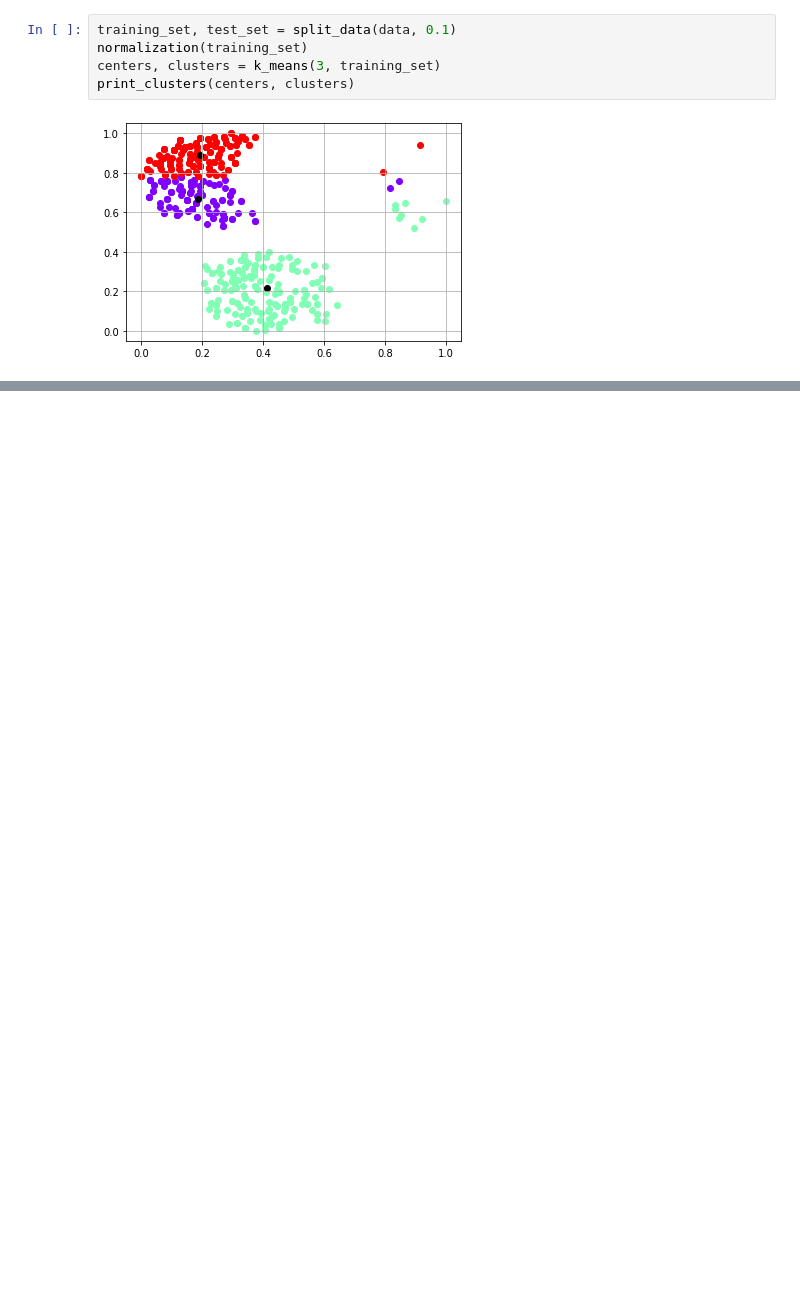
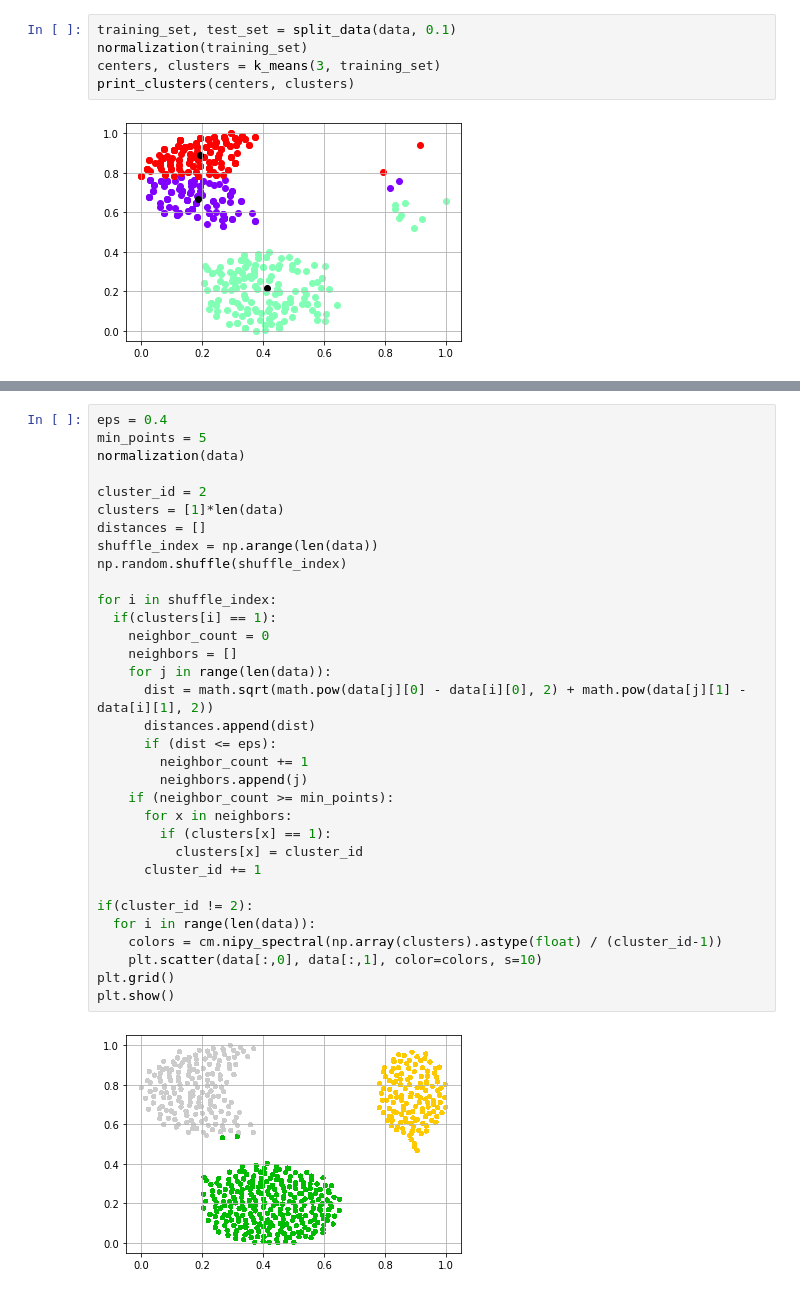
Before and after one commit to izumizawa/mc886y2021, a Jupyter notebook: Project1.ipynb, the cells around one changed output, grey strips where cells are left out. Saved outputs shown, nothing was run; the diff lists cells and outputs as text; blank space fills up the shorter version.

```diff
--- a/Project1.ipynb
+++ b/Project1.ipynb
@@ -118,0 +159,35 @@ print_clusters(centers, clusters)
+# %%
+eps = 0.4
+min_points = 5
+normalization(data)
+
+cluster_id = 2
+clusters = [1]*len(data)
+distances = []
+shuffle_index = np.arange(len(data))
+np.random.shuffle(shuffle_index)
+
+for i in shuffle_index:
+  if(clusters[i] == 1):
+    neighbor_count = 0
+    neighbors = []
+    for j in range(len(data)):
+      dist = math.sqrt(math.pow(data[j][0] - data[i][0], 2) + math.pow(data[j][1] - data[i][1], 2))
+      distances.append(dist)
+      if (dist <= eps):
+        neighbor_count += 1
+        neighbors.append(j)
+    if (neighbor_count >= min_points):
+      for x in neighbors:
+        if (clusters[x] == 1):
+          clusters[x] = cluster_id
+      cluster_id += 1
+
+if(cluster_id != 2):
+  for i in range(len(data)):
+    colors = cm.nipy_spectral(np.array(clusters).astype(float) / (cluster_id-1))
+    plt.scatter(data[:,0], data[:,1], color=colors, s=10)
+plt.grid()
+plt.show()
+# %% [output]
+[figure, added]
```
Also changed, not shown: parts of 8 cells of this notebook.
